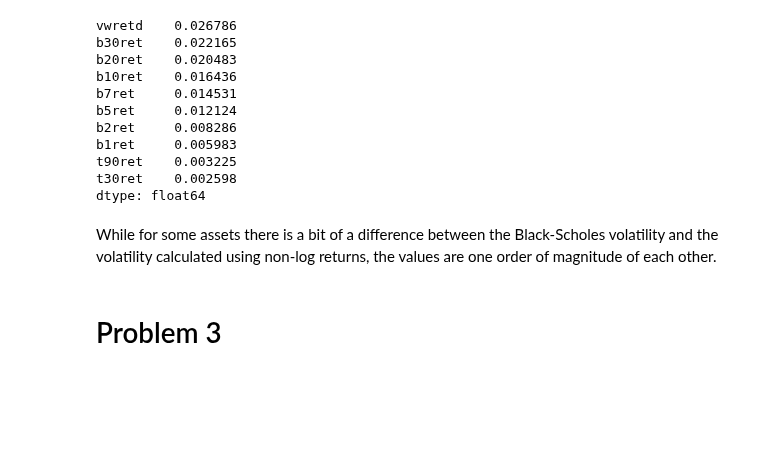
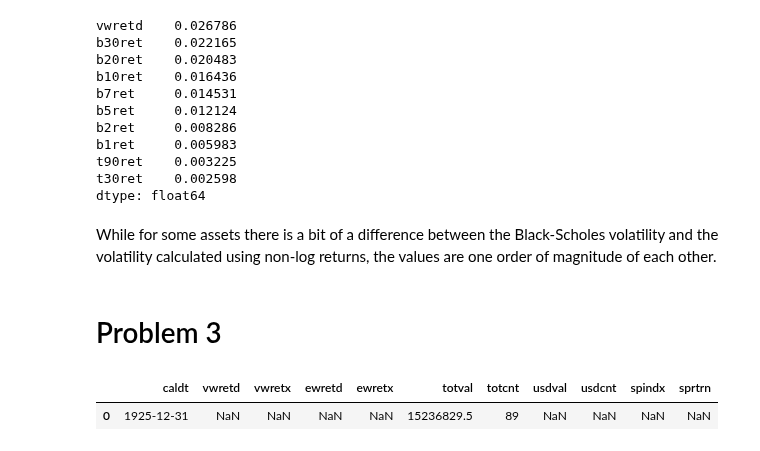
Before and after one commit to pathmarkoak/bufn400, a Jupyter notebook: Homeworks/Homework 1/Modeling long-term equity returns.ipynb, the cells around one changed output. Cells and saved outputs as stored; diff of their text form; code cells hidden in the pictures; blank space fills up the shorter version.

```diff
--- a/Homeworks/Homework 1/Modeling long-term equity returns.ipynb
+++ b/Homeworks/Homework 1/Modeling long-term equity returns.ipynb
@@ -291,0 +306,5 @@ While for some assets there is a bit of a difference between the Black-Scholes v
+# %%
+sp500_daily.head(1)
+# %% [output]
+|  | caldt | vwretd | vwretx | ewretd | ewretx | totval | totcnt | usdval | usdcnt | spindx | sprtrn |
+| 0 | 1925-12-31 | NaN | NaN | NaN | NaN | 15236829.5 | 89 | NaN | NaN | NaN | NaN |
```
Also changed, not shown: parts of 14 cells of this notebook.
